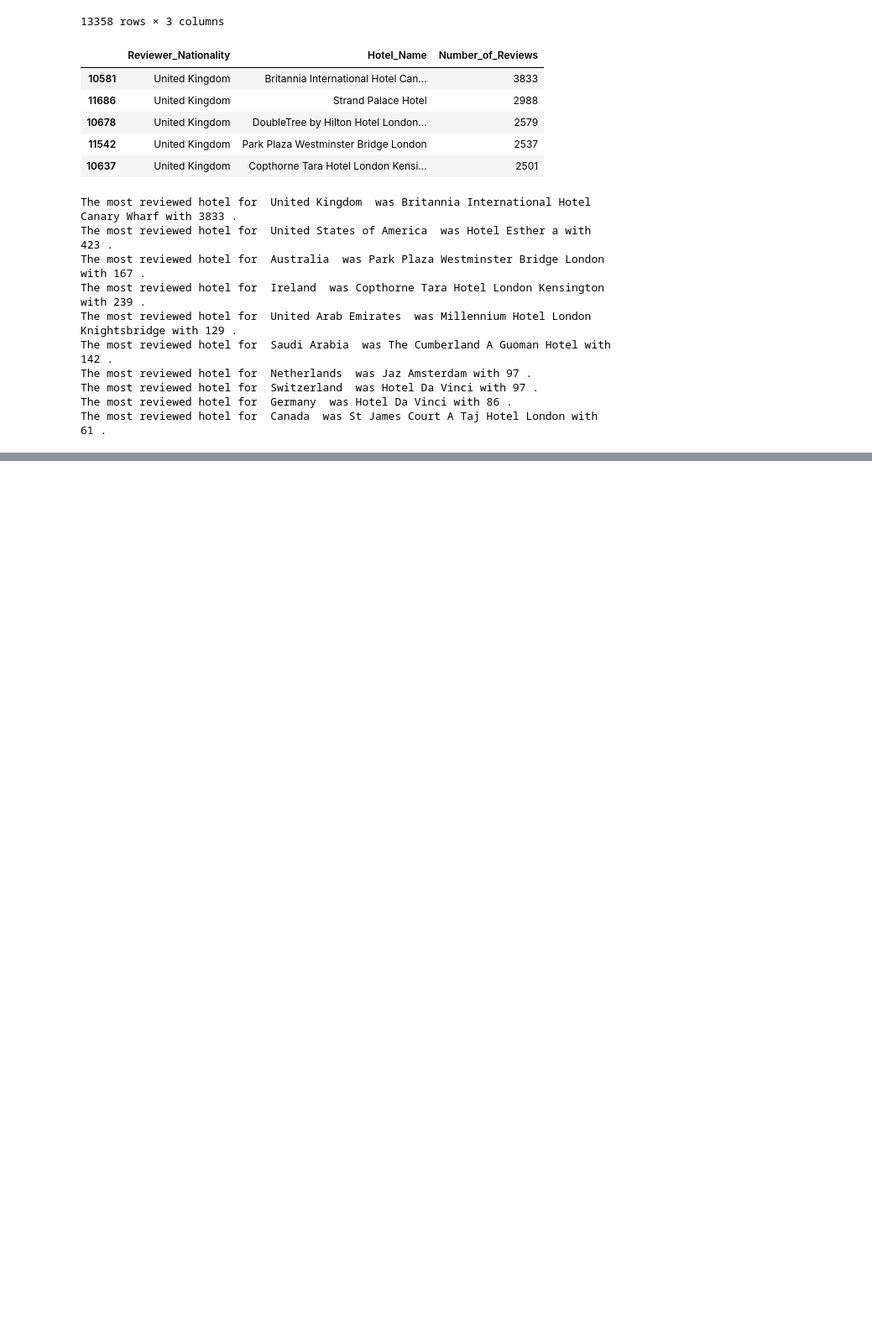
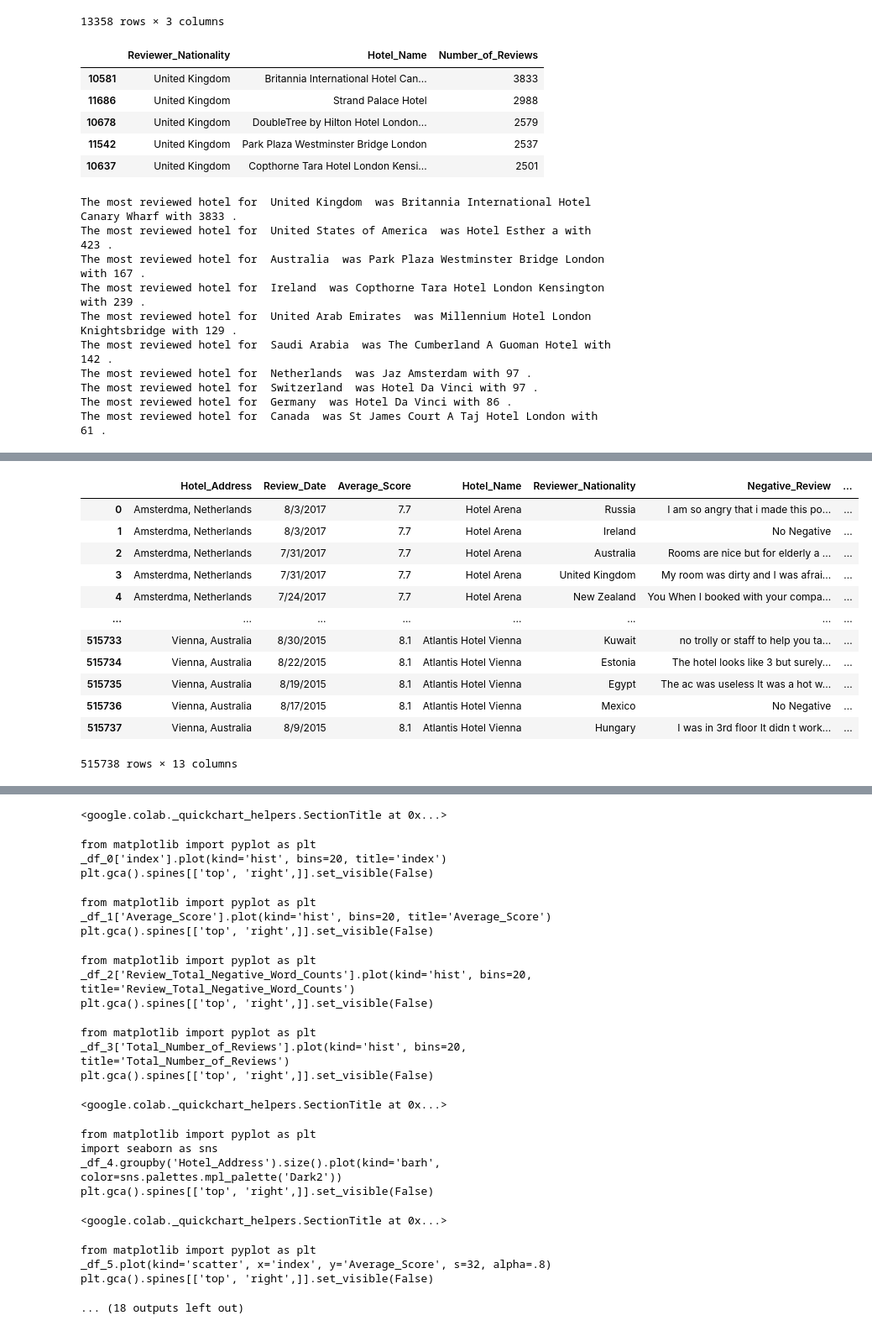
Before and after one commit to NitishPal2013/ML-For-Beginners, a Jupyter notebook: Hotel_Review.ipynb, the cells around one changed output, grey strips where cells are left out. Shown at 84% size. Drawn from its saved outputs; the diff is of its cells as text; code cells hidden in the pictures; blank space fills up the shorter version.

```diff
--- a/Hotel_Review.ipynb
+++ b/Hotel_Review.ipynb
@@ -178,0 +480,17 @@ The most reviewed hotel for  Canada  was St James Court A Taj Hotel London with
+# %%
+cleaned_df.drop("Total_Number_of_Reviews_Reviewer_Has_Given", axis = 1, inplace = True)
+cleaned_df
+# %% [output]
+|  | Hotel_Address | Review_Date | Average_Score | Hotel_Name | Reviewer_Nationality | Negative_Review | ... |
+| 0 | Amsterdma, Netherlands | 8/3/2017 | 7.7 | Hotel Arena | Russia | I am so angry that i made this po... | ... |
+| 1 | Amsterdma, Netherlands | 8/3/2017 | 7.7 | Hotel Arena | Ireland | No Negative | ... |
+| 2 | Amsterdma, Netherlands | 7/31/2017 | 7.7 | Hotel Arena | Australia | Rooms are nice but for elderly a ... | ... |
+| 3 | Amsterdma, Netherlands | 7/31/2017 | 7.7 | Hotel Arena | United Kingdom | My room was dirty and I was afrai... | ... |
+| 4 | Amsterdma, Netherlands | 7/24/2017 | 7.7 | Hotel Arena | New Zealand | You When I booked with your compa... | ... |
+| ... | ... | ... | ... | ... | ... | ... | ... |
+| 515733 | Vienna, Australia | 8/30/2015 | 8.1 | Atlantis Hotel Vienna | Kuwait | no trolly or staff to help you ta... | ... |
+| 515734 | Vienna, Australia | 8/22/2015 | 8.1 | Atlantis Hotel Vienna | Estonia | The hotel looks like 3 but surely... | ... |
+| 515735 | Vienna, Australia | 8/19/2015 | 8.1 | Atlantis Hotel Vienna | Egypt | The ac was useless It was a hot w... | ... |
+| 515736 | Vienna, Australia | 8/17/2015 | 8.1 | Atlantis Hotel Vienna | Mexico | No Negative | ... |
+| 515737 | Vienna, Australia | 8/9/2015 | 8.1 | Atlantis Hotel Vienna | Hungary | I was in 3rd floor It didn t work... | ... |
+515738 rows × 13 columns
@@ -178,0 +499,23 @@ The most reviewed hotel for  Canada  was St James Court A Taj Hotel London with
+<google.colab._quickchart_helpers.SectionTitle at 0x...>
+from matplotlib import pyplot as plt
+_df_0['index'].plot(kind='hist', bins=20, title='index')
+plt.gca().spines[['top', 'right',]].set_visible(False)
+from matplotlib import pyplot as plt
+_df_1['Average_Score'].plot(kind='hist', bins=20, title='Average_Score')
+plt.gca().spines[['top', 'right',]].set_visible(False)
+from matplotlib import pyplot as plt
+_df_2['Review_Total_Negative_Word_Counts'].plot(kind='hist', bins=20, title='Review_Total_Negative_Word_Counts')
+plt.gca().spines[['top', 'right',]].set_visible(False)
+from matplotlib import pyplot as plt
+_df_3['Total_Number_of_Reviews'].plot(kind='hist', bins=20, title='Total_Number_of_Reviews')
+plt.gca().spines[['top', 'right',]].set_visible(False)
+<google.colab._quickchart_helpers.SectionTitle at 0x...>
+from matplotlib import pyplot as plt
+import seaborn as sns
+_df_4.groupby('Hotel_Address').size().plot(kind='barh', color=sns.palettes.mpl_palette('Dark2'))
+plt.gca().spines[['top', 'right',]].set_visible(False)
+<google.colab._quickchart_helpers.SectionTitle at 0x...>
+from matplotlib import pyplot as plt
+_df_5.plot(kind='scatter', x='index', y='Average_Score', s=32, alpha=.8)
+plt.gca().spines[['top', 'right',]].set_visible(False)
+... (18 outputs left out)
```
Also changed, not shown: parts of 50 cells of this notebook.
